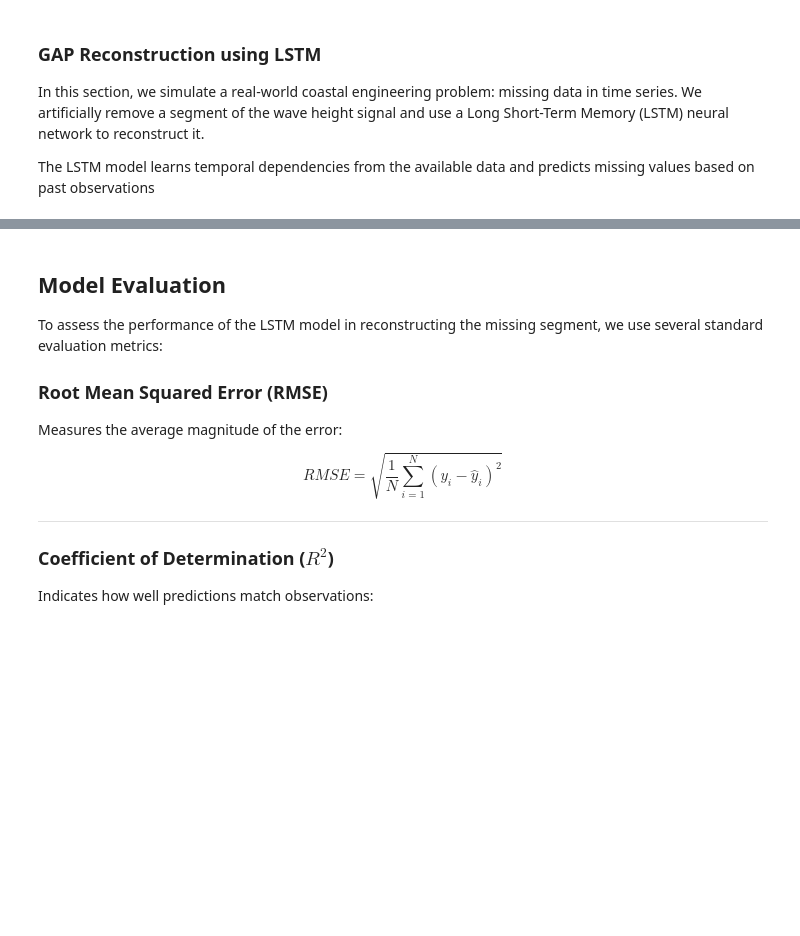
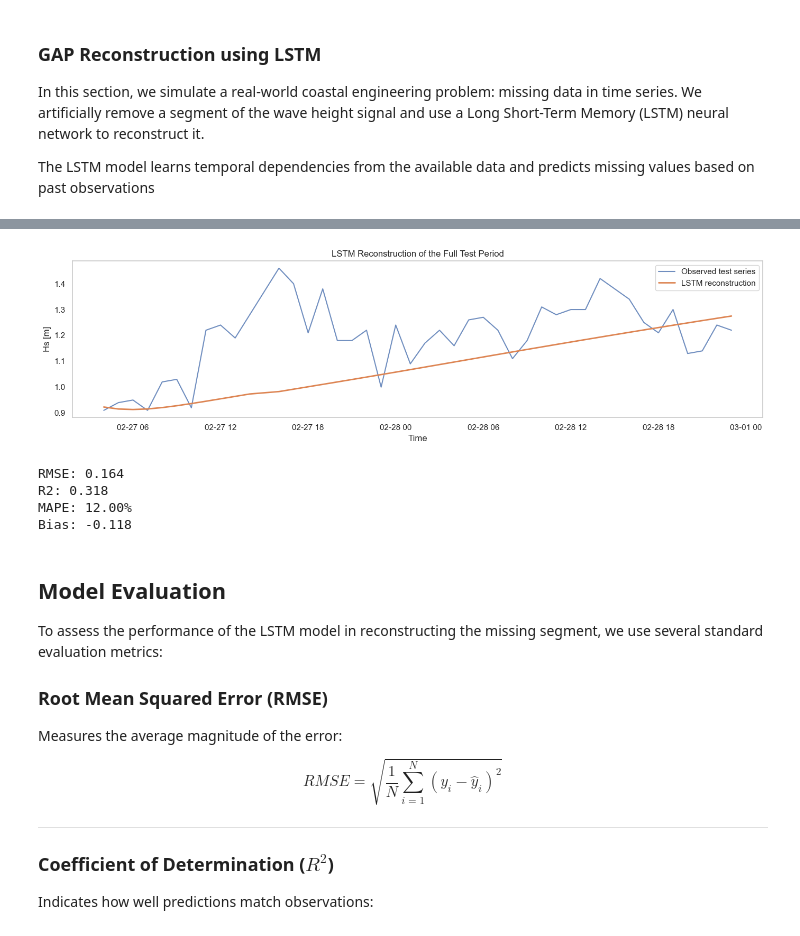
Before and after one commit to mvinesr/coastal-ml-seminar, a Jupyter notebook: notebooks/01_intro_ml_dl_coastal.ipynb, the cells around one changed output, grey strips where cells are left out. Cells and saved outputs as stored; diff of their text form; code cells hidden in the pictures; blank space fills up the shorter version.

```diff
--- a/notebooks/01_intro_ml_dl_coastal.ipynb
+++ b/notebooks/01_intro_ml_dl_coastal.ipynb
@@ -416,3 +426,59 @@ plt.show()
+# %%
+# Combine validation context + empty test gap
+full_context = pd.concat([val_series.copy(), test_series_gap.copy()])
+full_reconstructed = full_context.copy()
+
+test_start_idx = len(val_series)
+test_end_idx = len(full_context)
+
+for i in range(test_start_idx, test_end_idx):
+    input_window = full_reconstructed.iloc[i-window_size:i].values.reshape(-1, 1)
+
+    input_window_scaled = scaler.transform(input_window)
+    input_window_scaled = input_window_scaled.reshape((1, window_size, 1))
+
+    pred_scaled = model.predict(input_window_scaled, verbose=0)
+    pred = scaler.inverse_transform(pred_scaled)[0, 0]
+
+    full_reconstructed.iloc[i] = pred
+
+# Keep reconstructed test only
+test_reconstructed = full_reconstructed.iloc[test_start_idx:].copy()
+# %%
+plt.figure(figsize=(14,4))
+
+plt.plot(test_series.index, test_series.values, label="Observed test series", alpha=0.8)
+plt.plot(test_reconstructed.index, test_reconstructed.values, label="LSTM reconstruction", linewidth=2)
+
+plt.title("LSTM Reconstruction of the Full Test Period")
+plt.ylabel("Hs [m]")
+plt.xlabel("Time")
+plt.legend()
+plt.grid()
+plt.tight_layout()
+plt.show()
+# %% [output]
+[figure, added]
+# %%
+from sklearn.metrics import mean_squared_error, r2_score
+
+y_true = test_series.values
+y_pred = test_reconstructed.values
+
+rmse = np.sqrt(mean_squared_error(y_true, y_pred))
+r2 = r2_score(y_true, y_pred)
+mape = np.mean(np.abs((y_true - y_pred) / y_true)) * 100
+bias = np.mean(y_pred - y_true)
+
+print(f"RMSE: {rmse:.3f}")
+print(f"R2: {r2:.3f}")
+print(f"MAPE: {mape:.2f}%")
+print(f"Bias: {bias:.3f}")
+# %% [output]
+RMSE: 0.164
+R2: 0.318
+MAPE: 12.00%
+Bias: -0.118
 # %% [markdown]
 ## Model Evaluation
 
```
Also changed, not shown: parts of 13 cells of this notebook.
